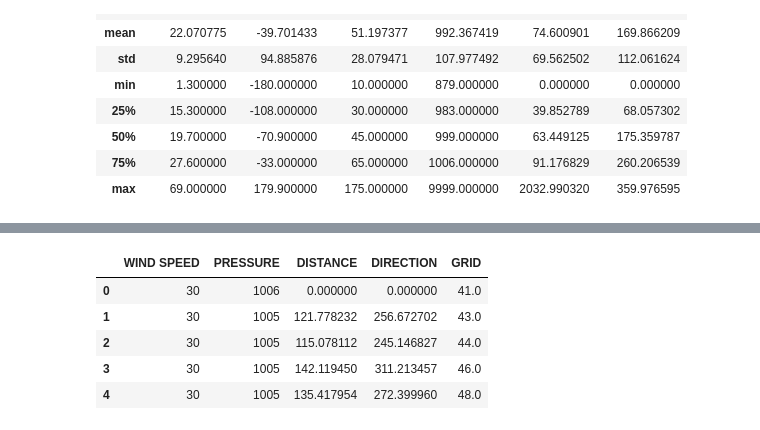
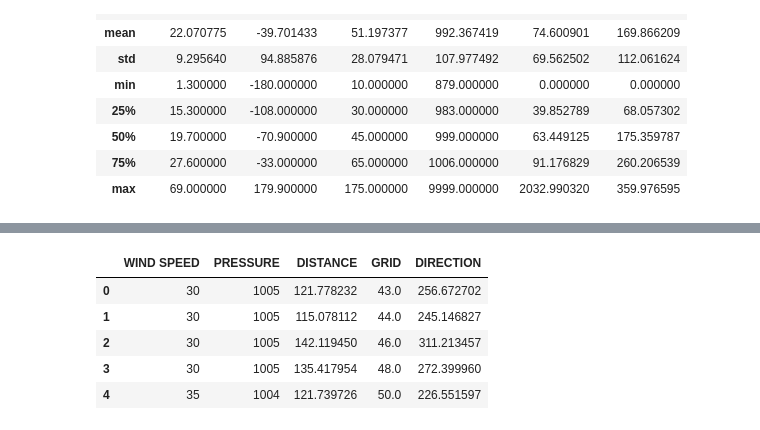
Before and after one commit to adityaprabhat01/HurricaneTrajectory, a Jupyter notebook: model.ipynb, the cells around one changed output, grey strips where cells are left out. Drawn from its saved outputs; the diff is of its cells as text; code cells hidden in the pictures.

```diff
--- a/model.ipynb
+++ b/model.ipynb
@@ -258,13 +224,11 @@ def time_separator(i) :
 for i in range(len(df)) :
     month, day, hour = time_separator(i)
     hour[i] = hour[i][0:2]
-# %%
-df.drop('NAME', axis = 1, inplace = True)
 # %%
 df.insert(loc = 0, column = 'MONTH', value = month)
 df.insert(loc = 1, column = 'DAY', value = day)
 df.insert(loc = 2, column = 'HOUR', value = hour)
-df.insert(loc =11, column = 'GRID', value = np.zeros((31203)))
+df.insert(loc =11, column = 'GRID', value = np.zeros((36144)))
 # %%
 df['GRID'] = round(abs(df['LATITUDE']) + abs(df['LONGITUDE']))
 # %%
@@ -291,0 +256,23 @@ df.describe()
+# %%
+df1 = df[:]
+df1 = (df1[df1['DISTANCE'] > 0]).reset_index(drop = True)
+df1 = (df1[df1['DIRECTION'] > 0]).reset_index(drop = True)
+num = []
+def number_points(hurricane_name) :
+    amount = []
+    amount += [1 for w in df1['NAME'] if(w == hurricane_name)]
+    return len(amount)
+for w in unique_hurricanes :
+    num.append(number_points(w))
+    if(number_points(w) < 22) :
+        df1 = df1[df1['NAME'] != w]
+
+print(np.mean(num))
+
+df1.reset_index(drop = True, inplace = True)
+
+print('Number of unique hurricanes = ',len(df1['NAME'].unique()))
+bins = np.linspace(0,80, num = 10)
+plt.hist(num, bins, color = 'r', rwidth = 0.9)
+plt.show()
+print(len(df1))
@@ -292,14 +284,14 @@ df.describe()
 # %%
-df1 = df
-df1.drop(['LATITUDE', 'LONGITUDE', 'MONTH', 'DAY', 'HOUR', 'TIME', 'STATUS'], axis = 1, inplace = True)
+
+df1.drop(['LATITUDE', 'LONGITUDE', 'MONTH', 'DAY', 'HOUR', 'TIME', 'STATUS', 'NAME'], axis = 1, inplace = True)
 df1.head()
 # %% [output]
-|  | WIND SPEED | PRESSURE | DISTANCE | DIRECTION | GRID |
-| 0 | 30 | 1006 | 0.000000 | 0.000000 | 41.0 |
-| 1 | 30 | 1005 | 121.778232 | 256.672702 | 43.0 |
-| 2 | 30 | 1005 | 115.078112 | 245.146827 | 44.0 |
-| 3 | 30 | 1005 | 142.119450 | 311.213457 | 46.0 |
-| 4 | 30 | 1005 | 135.417954 | 272.399960 | 48.0 |
+|  | WIND SPEED | PRESSURE | DISTANCE | GRID | DIRECTION |
+| 0 | 30 | 1005 | 121.778232 | 43.0 | 256.672702 |
+| 1 | 30 | 1005 | 115.078112 | 44.0 | 245.146827 |
+| 2 | 30 | 1005 | 142.119450 | 46.0 | 311.213457 |
+| 3 | 30 | 1005 | 135.417954 | 48.0 | 272.399960 |
+| 4 | 35 | 1004 | 121.739726 | 50.0 | 226.551597 |
 # %%
 import tensorflow as tf
 from tensorflow.keras.utils import normalize
```
Also changed, not shown: parts of 13 cells of this notebook, 1 other file.
